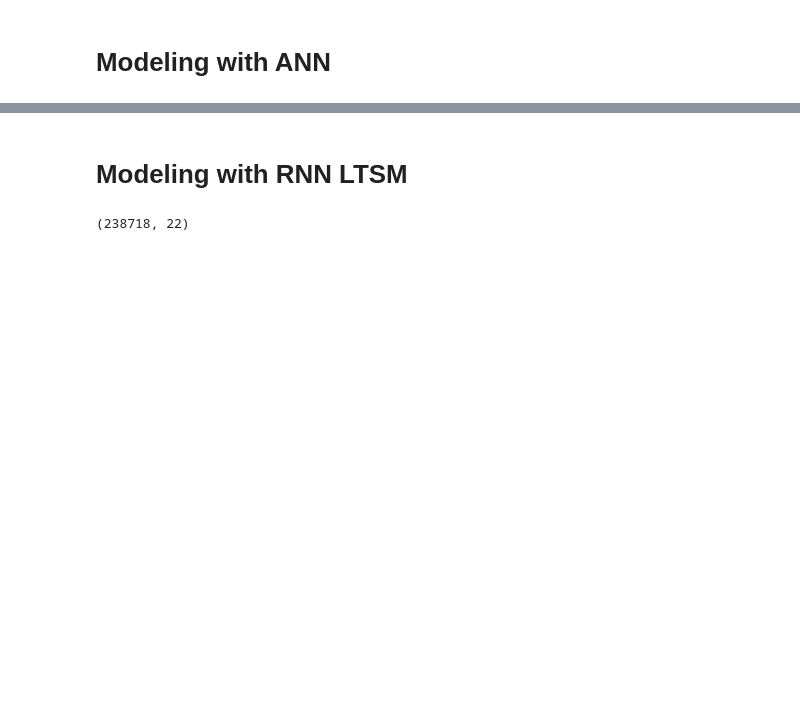
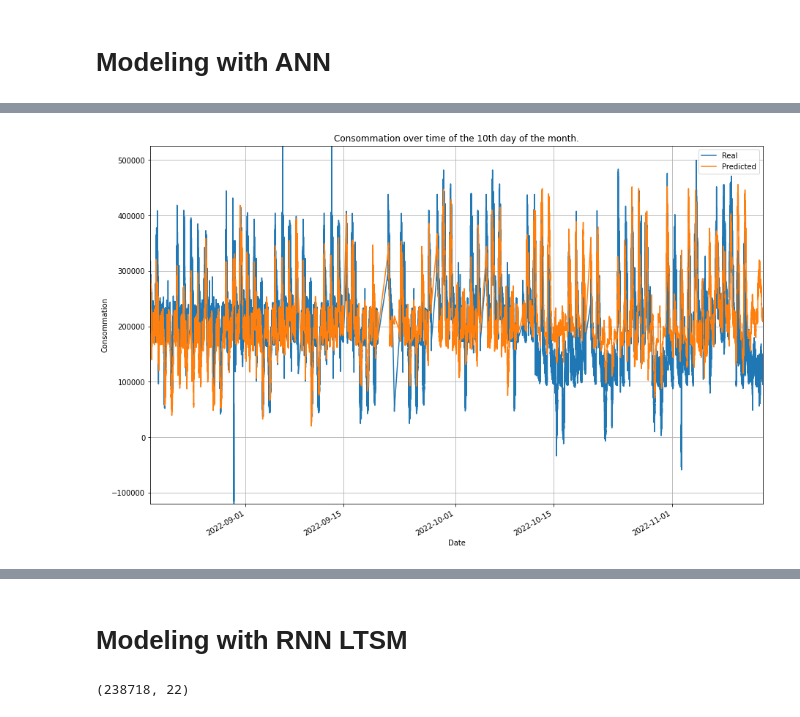
Before and after one commit to cojre/ml-project-2-stockdataholm, a Jupyter notebook: main_RNN.ipynb, the cells around one changed output, grey strips where cells are left out. Cells and saved outputs as stored; diff of their text form; code cells hidden in the pictures; blank space fills up the shorter version.

```diff
--- a/main_RNN.ipynb
+++ b/main_RNN.ipynb
@@ -761,0 +782,3 @@ X_train_.head()
+# %%
+reg_all = MLPRegressor(hidden_layer_sizes=(300, 300, 300), activation='relu', solver='adam', alpha=0.0001, batch_size='auto', learning_rate='constant', learning_rate_init=0.001, power_t=0.5, max_iter=400, shuffle=True, random_state=None, tol=0.0001, verbose=False, warm_start=False, momentum=0.9, nesterovs_momentum=True, early_stopping=False, validation_fraction=0.1, beta_1=0.9, beta_2=0.999, epsilon=1e-08)
+reg_all.fit(X_train_, y_train)
@@ -761,0 +787,13 @@ X_train_.head()
+# %%
+y_pred = reg_all.predict(X_test_)
+# %%
+y_test_=y_test
+y_pred_=y_pred
+# %%
+# add a column with the date taken from X_test to y_test_ and make sure the date is in the right order
+y_test_['Date'] = X_test['Date']
+#y_test_ = y_test_.sort_values(by=['Date'])
+y_test_.head()
+#add a column with the value predicted Y_pred_ to y_test_
+y_test_['Value_pred'] = y_pred_
+y_test_.head()
@@ -761,0 +807,16 @@ X_train_.head()
+# %%
+#plot the real value and the predicted value
+fig, ax = plt.subplots(figsize=(15, 10))
+ax.plot(y_test_['Date'], y_test_['Value'], label='Real')
+ax.plot(y_test_['Date'], y_test_['Value_pred'], label='Predicted')
+ax.set_title("Consommation over time of the 10th day of the month.")
+ax.set_xlabel('Date')
+ax.set_ylabel('Consommation')
+ax.set_xlim(y_test_['Date'].min(), y_test_['Date'].max())
+ax.set_ylim(y_test_['Value'].min(), y_test_['Value'].max())
+ax.grid(True)
+ax.legend()
+fig.autofmt_xdate()
+plt.show()
+# %% [output]
+[figure, added]
```
Also changed, not shown: parts of 6 cells of this notebook.
